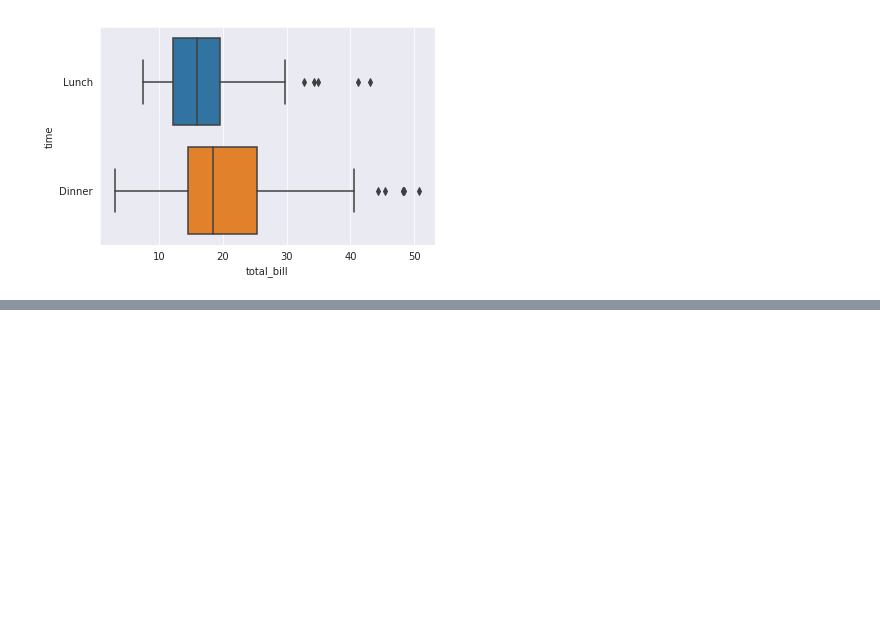
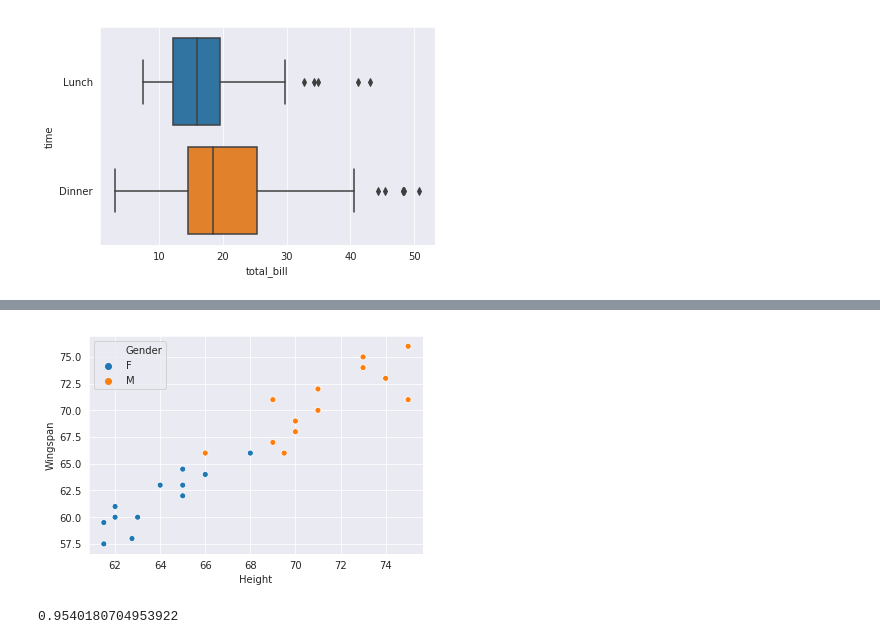
Before and after one commit to cercami/data-science, a Jupyter notebook: coursework/Certificate in Statistics with Python/statistics notes.ipynb, the cells around one changed output, grey strips where cells are left out. Saved outputs shown, nothing was run; the diff lists cells and outputs as text; code cells hidden in the pictures; blank space fills up the shorter version.

```diff
--- a/coursework/Certificate in Statistics with Python/statistics notes.ipynb
+++ b/coursework/Certificate in Statistics with Python/statistics notes.ipynb
@@ -131,0 +135,3 @@ sns.boxplot(x=df.total_bill, y=df.time);
+# %%
+df = pd.read_csv("cartwheel.csv")
+df.head()
@@ -131,0 +145,4 @@ sns.boxplot(x=df.total_bill, y=df.time);
+# %%
+sns.scatterplot(df.Height, df.Wingspan, hue=df.Gender);
+# %% [output]
+[figure, added]
@@ -131,0 +151,4 @@ sns.boxplot(x=df.total_bill, y=df.time);
+# %%
+stats.pearsonr(df.Wingspan, df.Height)[0]
+# %% [output]
+0.9540180704953922
```
Also changed, not shown: parts of 31 cells of this notebook, 3 other files.
